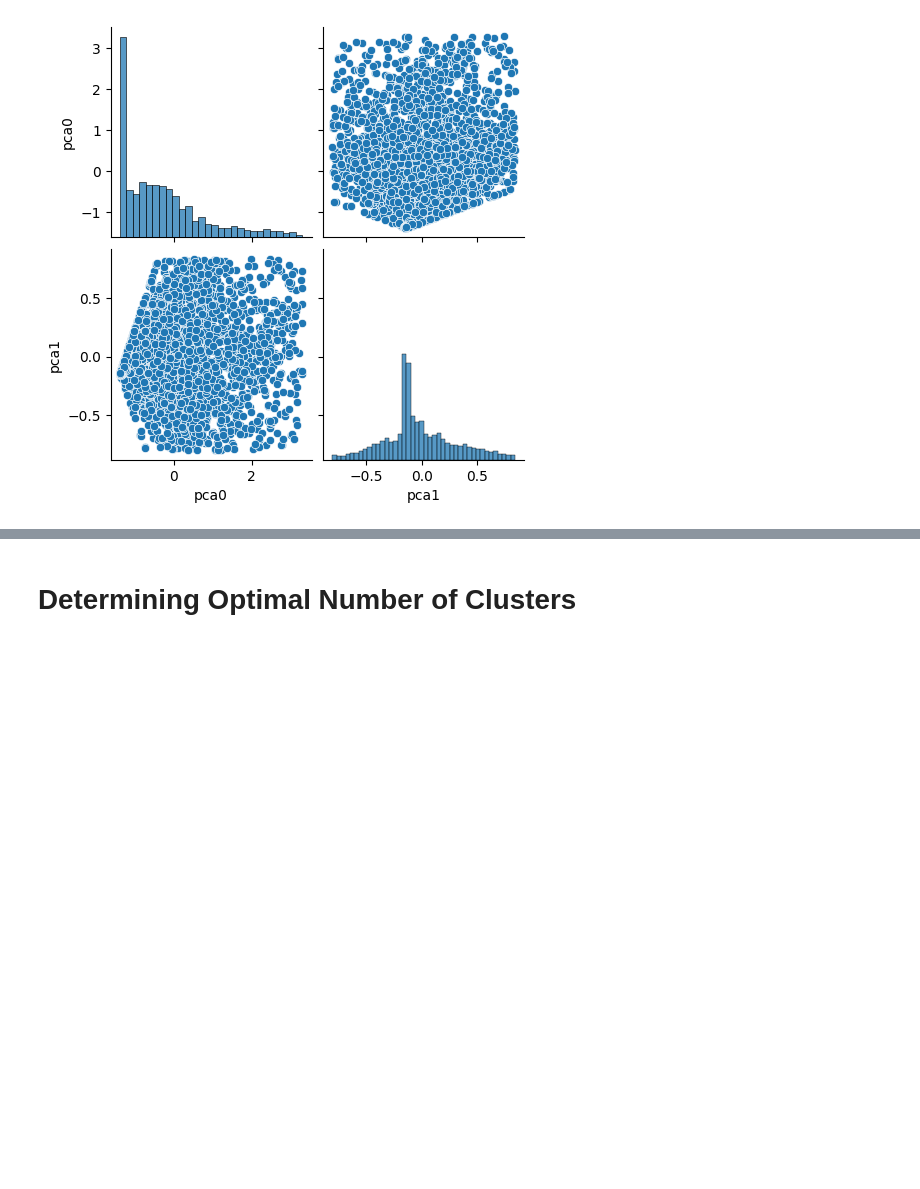
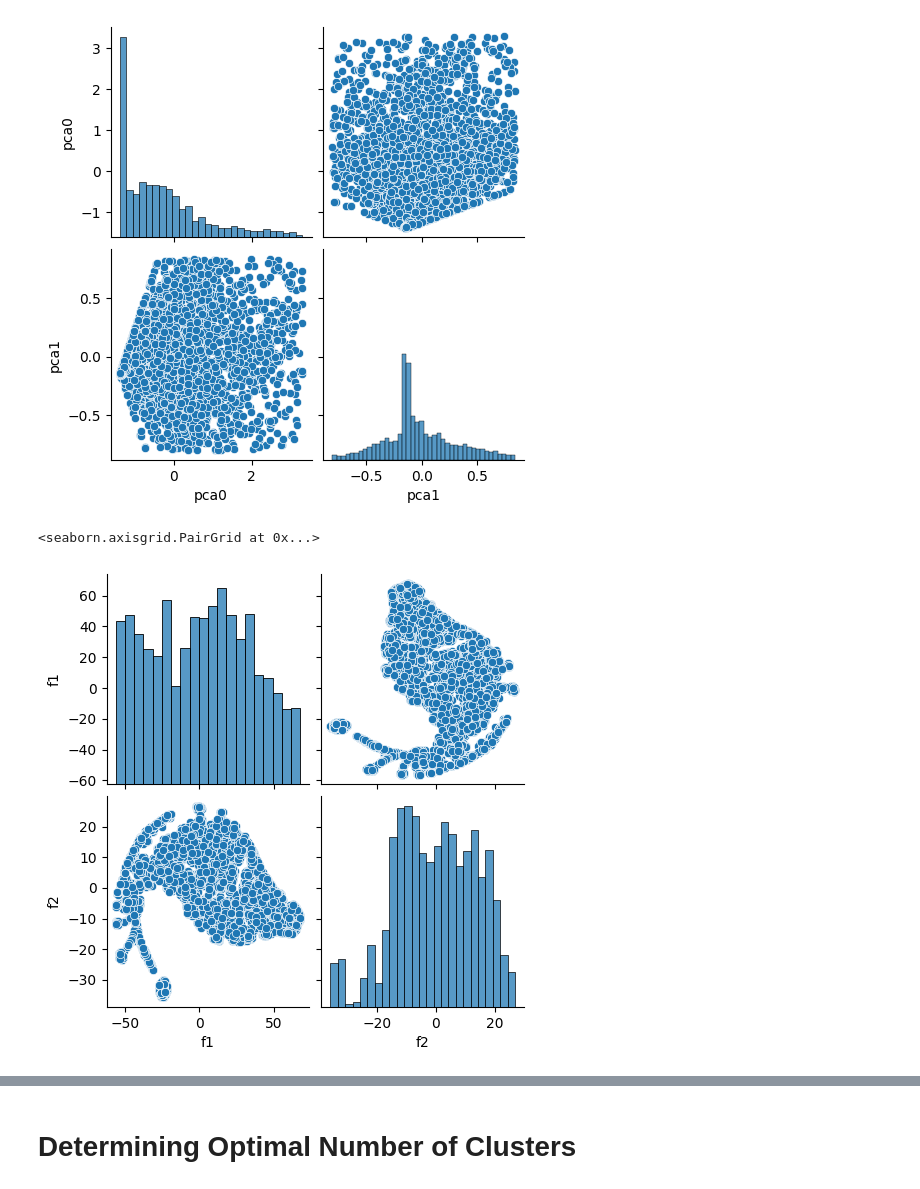
Before and after one commit to M0STAFA-A4F/Customer-Segmentation-for-E-commerce-Personalization, a Jupyter notebook: csecp.ipynb, the cells around one changed output, grey strips where cells are left out. Drawn from its saved outputs; the diff is of its cells as text; code cells hidden in the pictures; blank space fills up the shorter version.

```diff
--- a/csecp.ipynb
+++ b/csecp.ipynb
@@ -247,5 +249,9 @@ df_pca = remove_outliers(df_pca, 'pca0')
 df_pca = remove_outliers(df_pca, 'pca1')
 #df_pca = remove_outliers(df_pca, 'pca2')
 
+df_pca = pd.DataFrame(df_pca.to_numpy(), columns=['pca0', 'pca1', 'ID'])
+
 y_pca = df_pca['ID']
 df_pca = df_pca.drop(columns=['ID'], axis=1)
+
+df_pca
@@ -262,3 +297,11 @@ sns.pairplot(df_pca)
 # %% [output]
 <seaborn.axisgrid.PairGrid at 0x...>
 [figure]
+# %%
+dim_tsne = TSNE(perplexity=80)
+x_tsne = dim_tsne.fit_transform(df_pca.to_numpy())
+df_tsne = pd.DataFrame(x_tsne, columns=['f1','f2'])
+sns.pairplot(df_tsne)
+# %% [output]
+<seaborn.axisgrid.PairGrid at 0x...>
+[figure, added]
```
Also changed, not shown: parts of 19 cells of this notebook.
